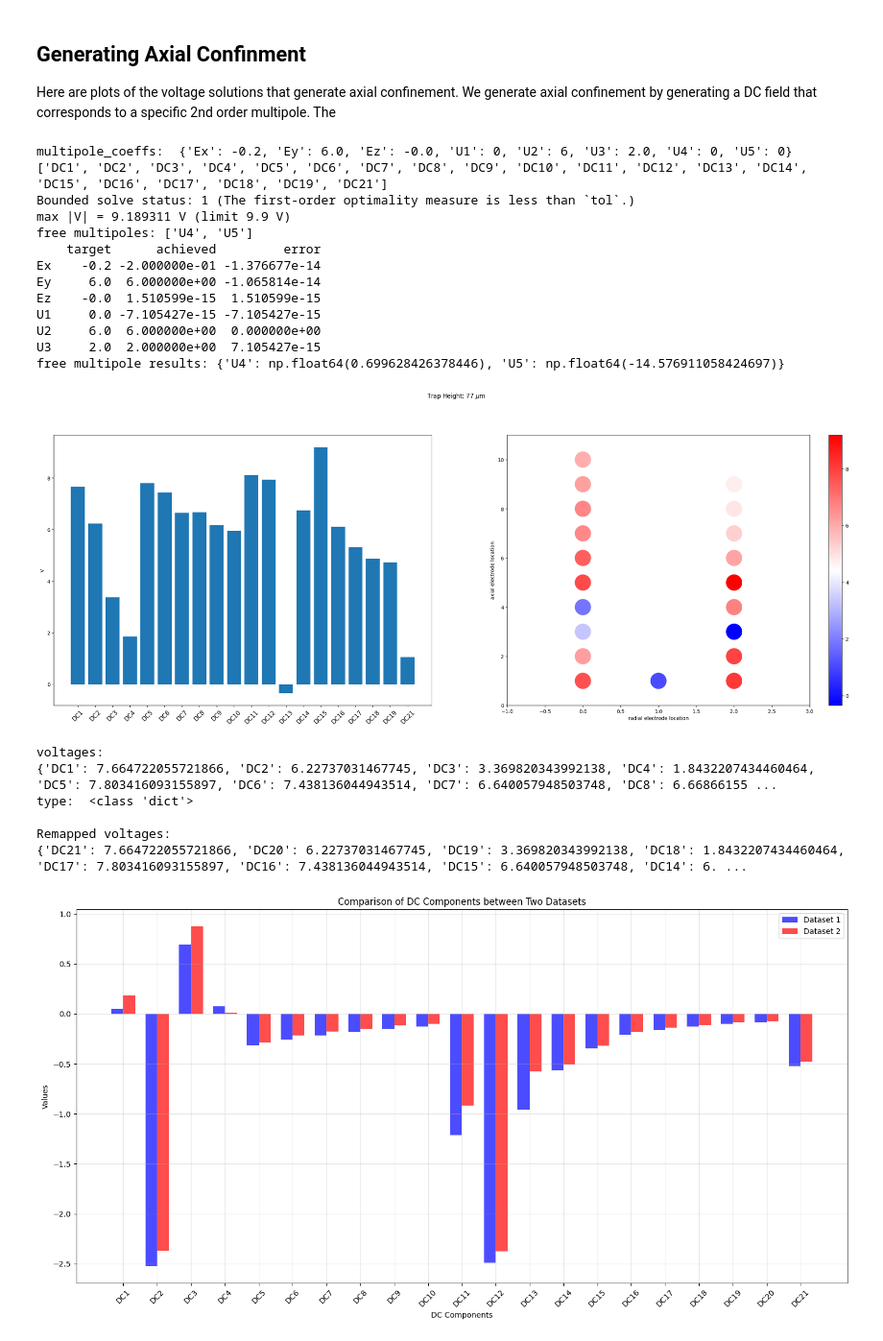
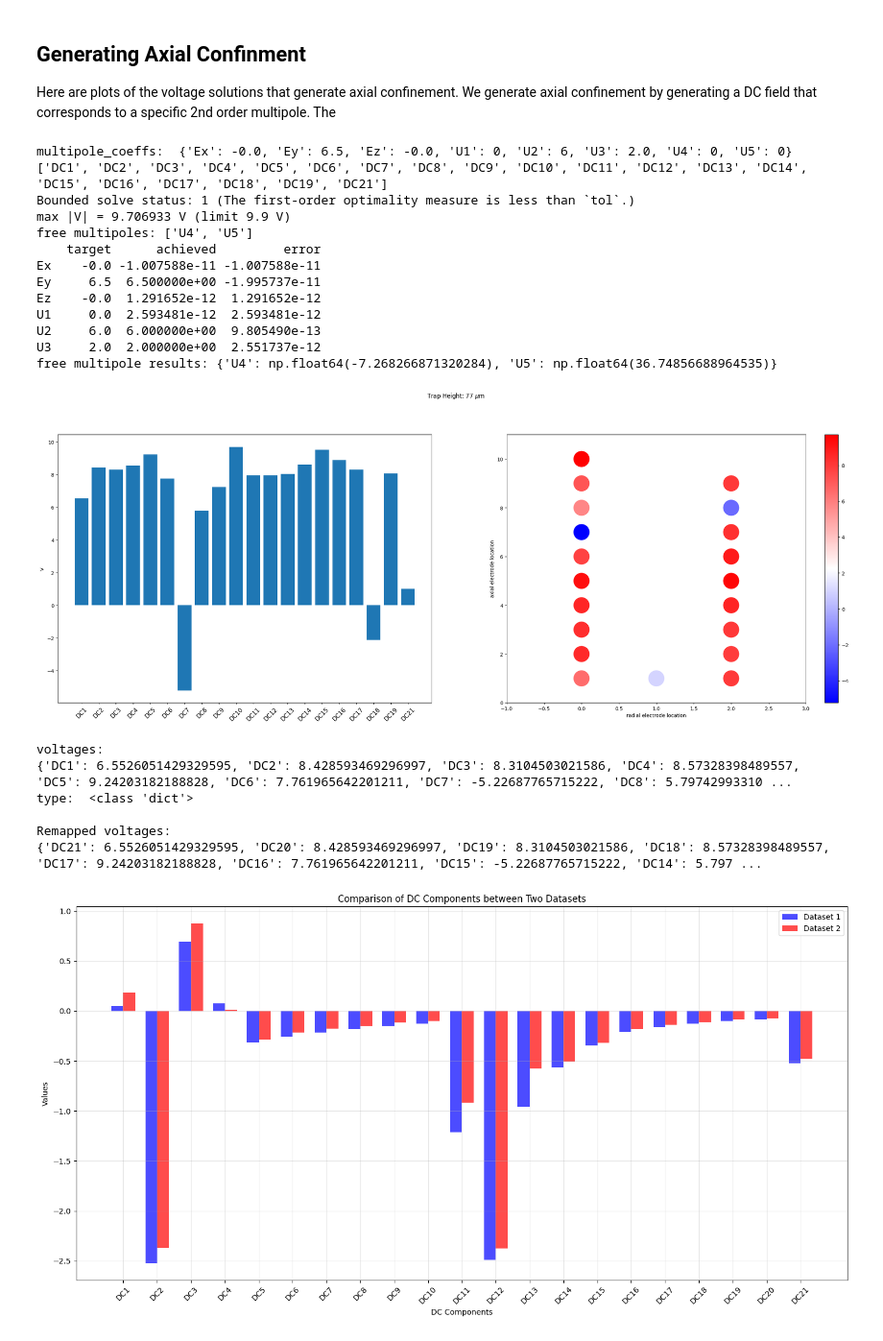
Before and after one commit to HaeffnerLab/bem, a Jupyter notebook: examples/Integrated_photonics/III_Multipole_Expansion.ipynb, the cells around one changed output. Shown at 96% size. Drawn from its saved outputs; the diff is of its cells as text; code cells hidden in the pictures.

```diff
--- a/examples/Integrated_photonics/III_Multipole_Expansion.ipynb
+++ b/examples/Integrated_photonics/III_Multipole_Expansion.ipynb
@@ -4,7 +4,7 @@ This .pynb file reads `./inter_results/field_result.pkl` generated by `./II_Fiel
 # %% [markdown]
 ## (1) import electric field and set parameters for it.
 # %%
-zl_position = -220.001
+zl_position = +500.001
 # %%
 import sys
 sys.path.append('../../')
@@ -421,8 +421,8 @@ zl0 = (zl_position + 0.0) *1e-3
 voltages = plot_muls(s,xl,zl0,roi,
                      height = yl*1e3,
                      ez=-0.0,  # - moves the ion to the camera x-axis
-                     ex=-0.2,  # + moves the ion to the camera negative x-axis
-                     ey=6.0, # + means moving the ion to the camera x-axis
+                     ex=-0.0,  # + moves the ion to the camera negative x-axis
+                     ey=6.5, # + means moving the ion to the camera x-axis
                      u2=u2_value,
                      u5=0,
                      u1=0,
@@ -442,49 +442,49 @@ voltage_mapping = {
     "DC2": "DC20",
     "DC3": "DC19",
     "DC4": "DC18",
     "DC5": "DC17",
     "DC6": "DC16",
     "DC7": "DC15",
     "DC8": "DC14",
     "DC9": "DC13",
     "DC10": "DC12",
     "DC11": "DC10",
     "DC12": "DC9",
     "DC13": "DC8",
     "DC14": "DC7",
     "DC15": "DC6",
     "DC16": "DC5",
     "DC17": "DC4",
     "DC18": "DC3",
     "DC19": "DC2",
     "DC20": "DC1",
     "DC21": "DC11",
 }
 
 # Remap the voltages dictionary keys using voltage_mapping. if there is no the corresponding key in the original dictionary, assign value 0.0 to the corresponding key in the remapped dictionary
 remapped_voltages = {voltage_mapping.get(k, k): v for k, v in voltages.items()}
 print(f"\nRemapped voltages: \n{remapped_voltages}")
 # %% [output]
-multipole_coeffs:  {'Ex': -0.2, 'Ey': 6.0, 'Ez': -0.0, 'U1': 0, 'U2': 6, 'U3': 2.0, 'U4': 0, 'U5': 0}
+multipole_coeffs:  {'Ex': -0.0, 'Ey': 6.5, 'Ez': -0.0, 'U1': 0, 'U2': 6, 'U3': 2.0, 'U4': 0, 'U5': 0}
 ['DC1', 'DC2', 'DC3', 'DC4', 'DC5', 'DC6', 'DC7', 'DC8', 'DC9', 'DC10', 'DC11', 'DC12', 'DC13', 'DC14', 'DC15', 'DC16', 'DC17', 'DC18', 'DC19', 'DC21']
 Bounded solve status: 1 (The first-order optimality measure is less than `tol`.)
-max |V| = 9.189311 V (limit 9.9 V)
+max |V| = 9.706933 V (limit 9.9 V)
 free multipoles: ['U4', 'U5']
     target      achieved         error
-Ex    -0.2 -2.000000e-01 -1.376677e-14
-Ey     6.0  6.000000e+00 -1.065814e-14
-Ez    -0.0  1.510599e-15  1.510599e-15
-U1     0.0 -7.105427e-15 -7.105427e-15
-U2     6.0  6.000000e+00  0.000000e+00
-U3     2.0  2.000000e+00  7.105427e-15
-free multipole results: {'U4': np.float64(0.699628426378446), 'U5': np.float64(-14.576911058424697)}
+Ex    -0.0 -1.007588e-11 -1.007588e-11
+Ey     6.5  6.500000e+00 -1.995737e-11
+Ez    -0.0  1.291652e-12  1.291652e-12
+U1     0.0  2.593481e-12  2.593481e-12
+U2     6.0  6.000000e+00  9.805490e-13
+U3     2.0  2.000000e+00  2.551737e-12
+free multipole results: {'U4': np.float64(-7.268266871320284), 'U5': np.float64(36.74856688964535)}
-[figure, old version]
+[figure, new version]
 voltages:
-{'DC1': 7.664722055721866, 'DC2': 6.22737031467745, 'DC3': 3.369820343992138, 'DC4': 1.8432207434460464, 'DC5': 7.803416093155897, 'DC6': 7.438136044943514, 'DC7': 6.640057948503748, 'DC8': 6.66866155 ...
+{'DC1': 6.5526051429329595, 'DC2': 8.428593469296997, 'DC3': 8.3104503021586, 'DC4': 8.57328398489557, 'DC5': 9.24203182188828, 'DC6': 7.761965642201211, 'DC7': -5.22687765715222, 'DC8': 5.79742993310 ...
 type:  <class 'dict'>
 
 Remapped voltages:
-{'DC21': 7.664722055721866, 'DC20': 6.22737031467745, 'DC19': 3.369820343992138, 'DC18': 1.8432207434460464, 'DC17': 7.803416093155897, 'DC16': 7.438136044943514, 'DC15': 6.640057948503748, 'DC14': 6. ...
+{'DC21': 6.5526051429329595, 'DC20': 8.428593469296997, 'DC19': 8.3104503021586, 'DC18': 8.57328398489557, 'DC17': 9.24203182188828, 'DC16': 7.761965642201211, 'DC15': -5.22687765715222, 'DC14': 5.797 ...
 # %%
 import matplotlib.pyplot as plt
 import json
```
Also changed, not shown: parts of 4 cells of this notebook, 51 other files.
